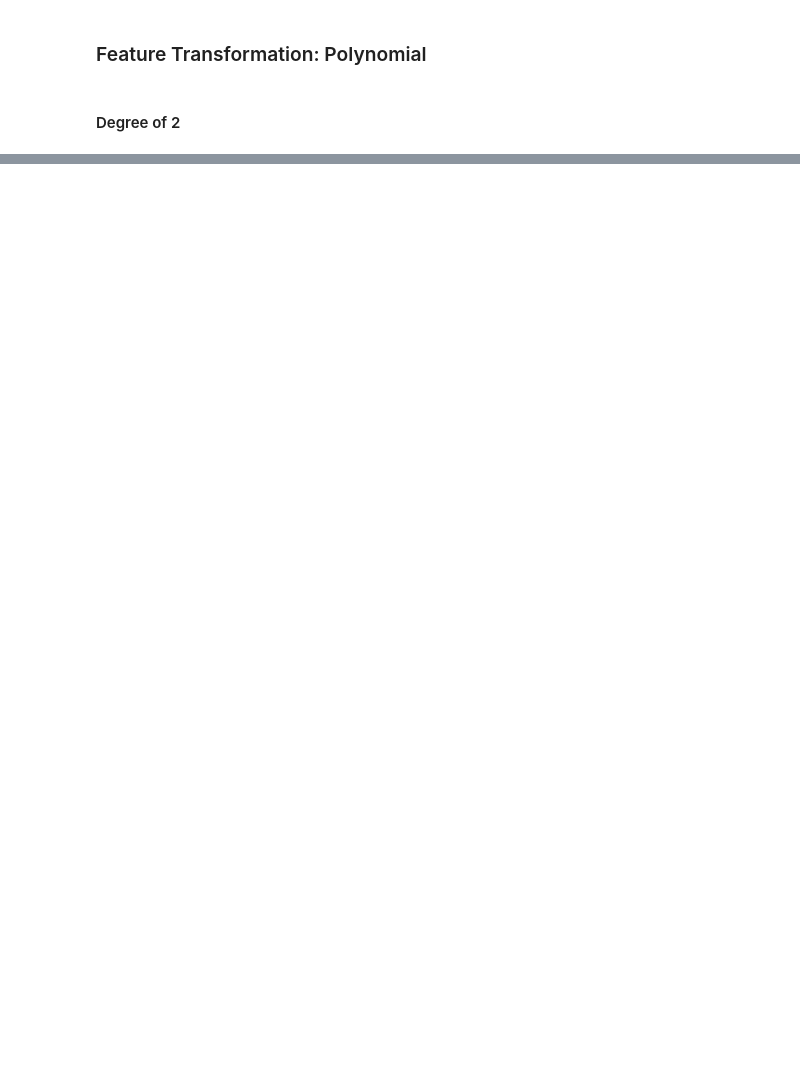
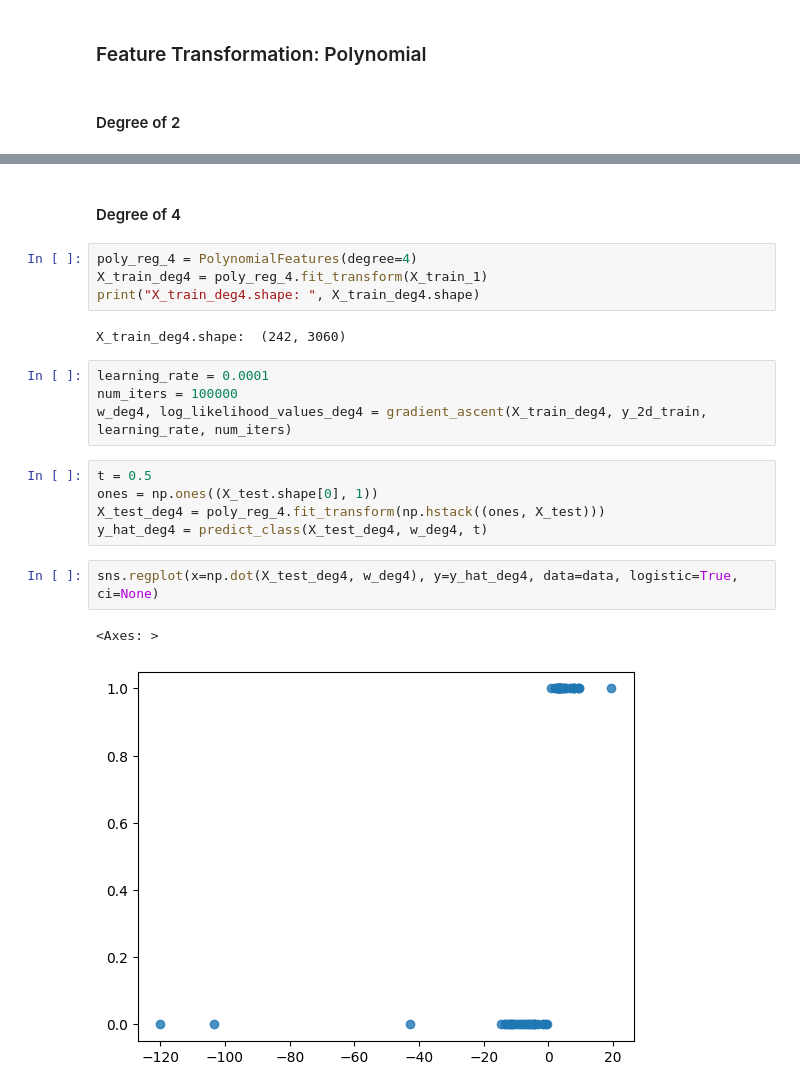
Before and after one commit to thuvu17/ml-train-heart-attack, a Jupyter notebook: heart_attack_logreg.ipynb, the cells around one changed output, grey strips where cells are left out. Cells and saved outputs as stored; diff of their text form; blank space fills up the shorter version.

```diff
--- a/heart_attack_logreg.ipynb
+++ b/heart_attack_logreg.ipynb
@@ -443,0 +430,22 @@ sns.regplot(x=np.dot(X_test_poly_2, w_poly_2), y=y_hat_poly_2, data=data, logist
+# %% [markdown]
+#### Degree of 4
+# %%
+poly_reg_4 = PolynomialFeatures(degree=4)
+X_train_deg4 = poly_reg_4.fit_transform(X_train_1)
+print("X_train_deg4.shape: ", X_train_deg4.shape)
+# %% [output]
+X_train_deg4.shape:  (242, 3060)
+# %%
+learning_rate = 0.0001
+num_iters = 100000
+w_deg4, log_likelihood_values_deg4 = gradient_ascent(X_train_deg4, y_2d_train, learning_rate, num_iters)
+# %%
+t = 0.5
+ones = np.ones((X_test.shape[0], 1))
+X_test_deg4 = poly_reg_4.fit_transform(np.hstack((ones, X_test)))
+y_hat_deg4 = predict_class(X_test_deg4, w_deg4, t)
+# %%
+sns.regplot(x=np.dot(X_test_deg4, w_deg4), y=y_hat_deg4, data=data, logistic=True, ci=None)
+# %% [output]
+<Axes: >
+[figure, added]
```
Also changed, not shown: parts of 34 cells of this notebook.
